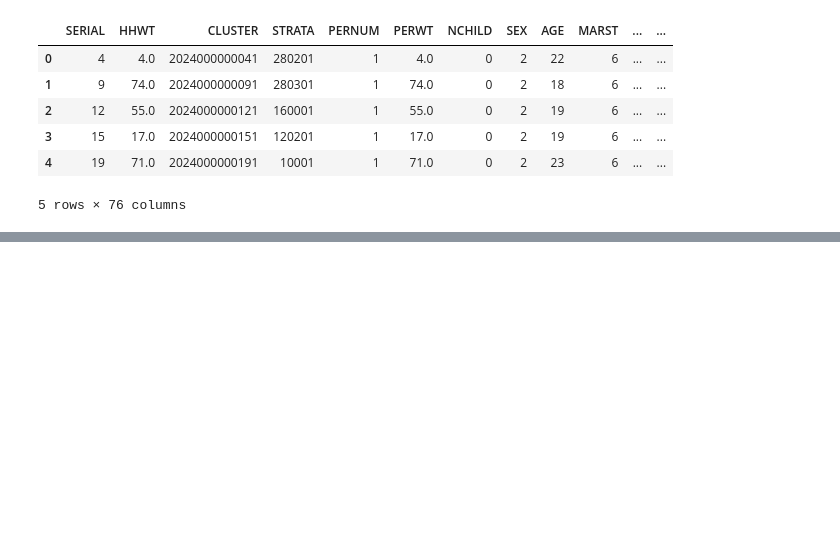
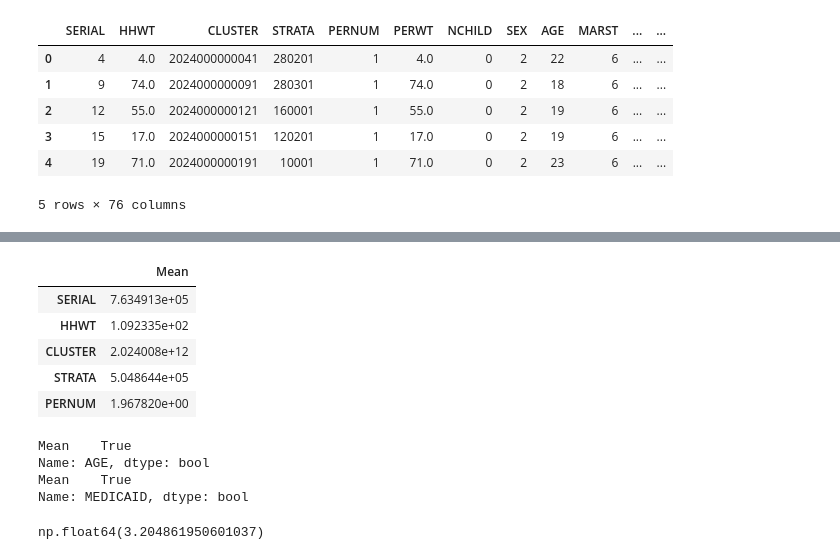
Before and after one commit to git-iush/large_family, a Jupyter notebook: ricardo/Regression.ipynb, the cells around one changed output, grey strips where cells are left out. Cells and saved outputs as stored; diff of their text form; code cells hidden in the pictures; blank space fills up the shorter version.

```diff
--- a/ricardo/Regression.ipynb
+++ b/ricardo/Regression.ipynb
@@ -188,0 +124,6 @@ plt.show()
+# %%
+df['yhat_sd'] = pd.Series(sdres.predict(df), index=sdres.model.data.row_labels)
+rss_sd = df['yhat_sd'].sum() ** 2
+# %%
+df['yhat_fd'] = pd.Series(fdres.predict(df), index=fdres.model.data.row_labels)
+rss_fd = df['yhat_fd'].sum() ** 2
@@ -188,0 +138,3 @@ plt.show()
+# %%
+c = df.columns
+c
@@ -188,0 +160,29 @@ plt.show()
+# %%
+#Creating a dataframe with the mean of each variable to do Marginal effect at the mean
+mf = pd.DataFrame()
+mf['Column'] = c
+mf['Mean'] = [df[i].mean() for i in c]
+# %%
+mf.index = c
+mf = mf.drop(columns='Column')
+mf.head()
+# %% [output]
+|  | Mean |
+| SERIAL | 7.634913e+05 |
+| HHWT | 1.092335e+02 |
+| CLUSTER | 2.024008e+12 |
+| STRATA | 5.048644e+05 |
+| PERNUM | 1.967820e+00 |
+# %%
+print(df['AGE'].mean() == mf.loc['AGE'])
+print(df['MEDICAID'].mean() == mf.loc['MEDICAID'])
+# %% [output]
+Mean    True
+Name: AGE, dtype: bool
+Mean    True
+Name: MEDICAID, dtype: bool
+# %%
+logp = logres.params
+logp.loc['MEDICAID']
+# %% [output]
+np.float64(3.204861950601037)
```
Also changed, not shown: parts of 30 cells of this notebook.
